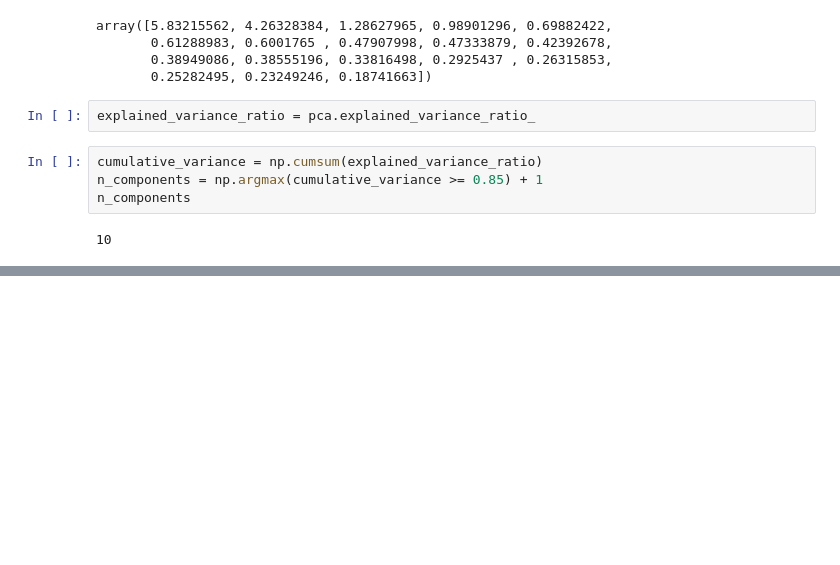
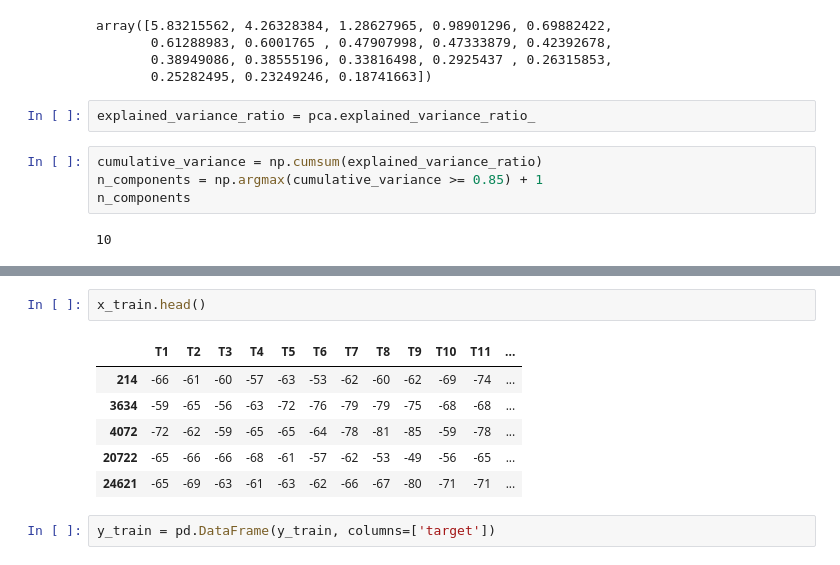
Before and after one commit to digvijay0326/resolute_classification, a Jupyter notebook: research/eda.ipynb, the cells around one changed output, grey strips where cells are left out. Drawn from its saved outputs; the diff is of its cells as text; blank space fills up the shorter version.

```diff
--- a/research/eda.ipynb
+++ b/research/eda.ipynb
@@ -165,0 +181,11 @@ n_components
+# %%
+x_train.head()
+# %% [output]
+|  | T1 | T2 | T3 | T4 | T5 | T6 | T7 | T8 | T9 | T10 | T11 | ... |
+| 214 | -66 | -61 | -60 | -57 | -63 | -53 | -62 | -60 | -62 | -69 | -74 | ... |
+| 3634 | -59 | -65 | -56 | -63 | -72 | -76 | -79 | -79 | -75 | -68 | -68 | ... |
+| 4072 | -72 | -62 | -59 | -65 | -65 | -64 | -78 | -81 | -85 | -59 | -78 | ... |
+| 20722 | -65 | -66 | -66 | -68 | -61 | -57 | -62 | -53 | -49 | -56 | -65 | ... |
+| 24621 | -65 | -69 | -63 | -61 | -63 | -62 | -66 | -67 | -80 | -71 | -71 | ... |
+# %%
+y_train = pd.DataFrame(y_train, columns=['target'])
```
Also changed, not shown: parts of 4 cells of this notebook, 16 other files.
